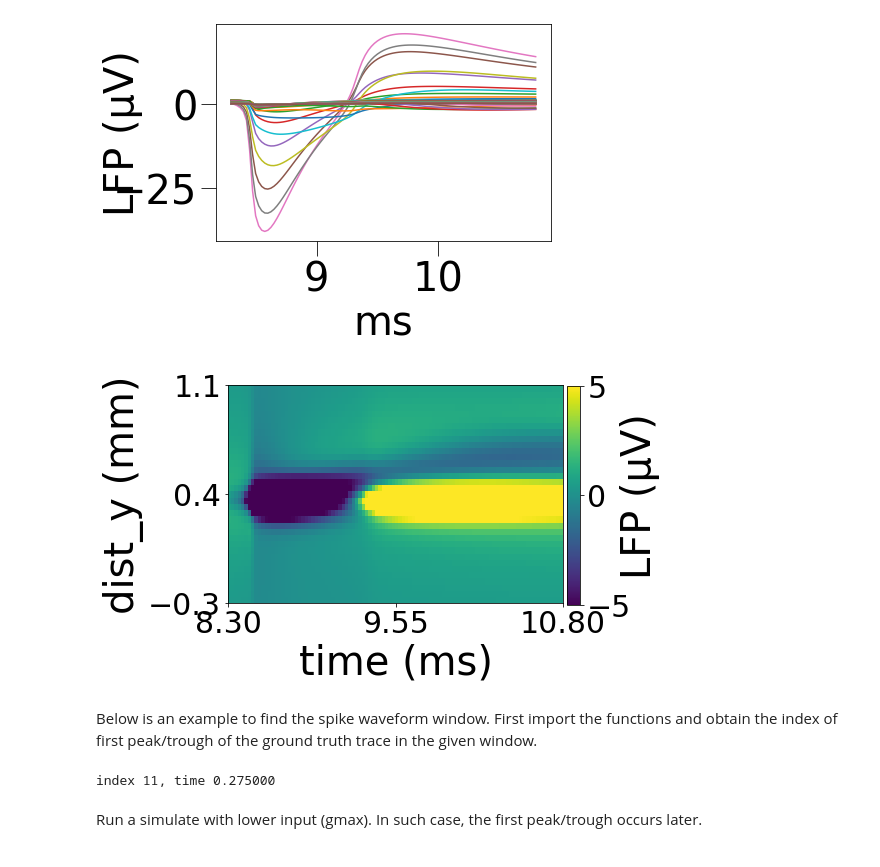
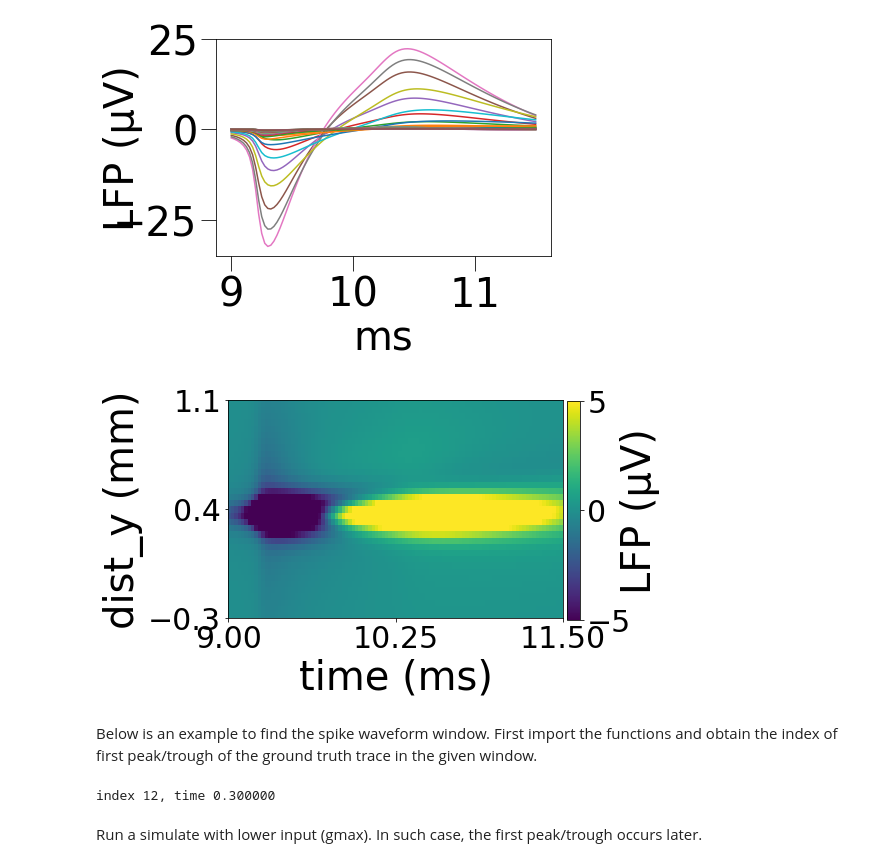
Before and after one commit to chenziao/Stylized-Cell-model, a Jupyter notebook: active_channel_model_groundtruth.ipynb, the cells around one changed output. Cells and saved outputs as stored; diff of their text form; code cells hidden in the pictures.

```diff
--- a/active_channel_model_groundtruth.ipynb
+++ b/active_channel_model_groundtruth.ipynb
@@ -54,20 +54,24 @@ plt.show()
+# %%
+from scipy import signal
+
+filt_b,filt_a = signal.butter(2,100,'hp',fs=40000) # order 2, 100 Hz, highpass, sampling rate = 40kHz
+lfp = signal.lfilter(filt_b,filt_a,lfp,axis=0)
 # %%
 from utils.plot_results import plot_LFP_traces,plot_LFP_heatmap
 %matplotlib inline
 
-delay = 8.3
+delay = 9.0
 window = [delay,delay+2.51]
-# window = [5.,15.01]
 idx = (t>=window[0]) & (t<=window[1])  # time index
 fig,ax = plot_LFP_traces(t[idx],lfp[idx,:])
 # %% [output]
-[figure, old version]
+[figure, new version]
 # %%
 e_idx = slice(40,-20)  # electrodes index
 fig,ax = plot_LFP_heatmap(t[idx],pos[e_idx,1],lfp[idx,e_idx],vlim=[-5,5])
 # set narrower "vlim" can help see more subtle difference in voltage
 # %% [output]
-[figure, old version]
+[figure, new version]
 # %% [markdown]
 Below is an example to find the spike waveform window. First import the functions and obtain the index of first peak/trough of the ground truth trace in the given window.
 # %%
@@ -76,7 +80,7 @@ from utils.spike_window import first_pk_tr, get_spike_window
 fst_idx = first_pk_tr(lfp[idx,:])
 print("index %d, time %f" % (fst_idx,fst_idx*dt)) # in this case, trough occurs earlier than peak. so the trough index is ruterned
 # %% [output]
-index 11, time 0.275000
+index 12, time 0.300000
 # %% [markdown]
 Run a simulate with lower input (gmax). In such case, the first peak/trough occurs later.
 # %%
```
Also changed, not shown: parts of 3 cells of this notebook, 1 other file.
